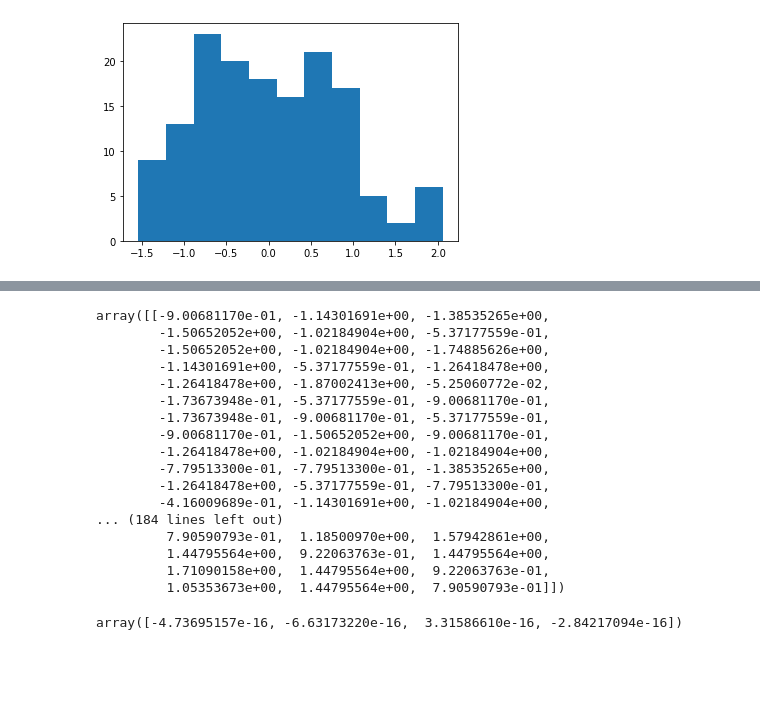
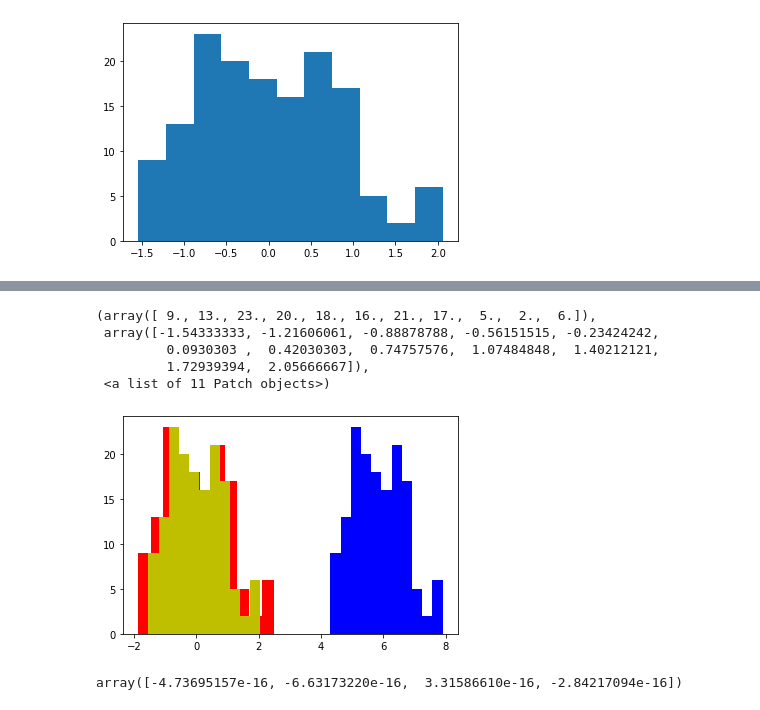
Before and after one commit to Jennapa-colab/multivariate, a Jupyter notebook: Chapter3_PCA.ipynb, the cells around one changed output, grey strips where cells are left out. Cells and saved outputs as stored; diff of their text form; code cells hidden in the pictures; blank space fills up the shorter version.

```diff
--- a/Chapter3_PCA.ipynb
+++ b/Chapter3_PCA.ipynb
@@ -116,0 +81,5 @@ array([0.82530129, 0.43214658, 1.75852918, 0.76061262])
+# %%
+meanD = np.mean(data_matrixt2,axis=1)
+meanD
+
+#ดูว่า mean ใช้ได้ ต้องตรงกับจำหนวนชุดข้อมูล คือ 4 ตัว
@@ -137,3 +117,6 @@ array([[-5.84333333, -5.84333333, -5.84333333, -5.84333333, -5.84333333,
         -3.75866667, -3.75866667, -3.75866667, -3.75866667, -3.75866667],
        [-1.19866667, -1.19866667, -1.19866667, -1.19866667, -1.19866667,
         -1.19866667, -1.19866667, -1.19866667, -1.19866667, -1.19866667]])
+# %%
+data_matrix_m1 = data_matrixt2-meanD.reshape((4,1))
+data_matrix_m1
@@ -194,21 +171,12 @@ plt.hist(data_matrix_m0_std1[0,:],bins = 'rice')
-# %%
-data_matrix_m0_std1
-# %% [output]
-array([[-9.00681170e-01, -1.14301691e+00, -1.38535265e+00,
-        -1.50652052e+00, -1.02184904e+00, -5.37177559e-01,
-        -1.50652052e+00, -1.02184904e+00, -1.74885626e+00,
-        -1.14301691e+00, -5.37177559e-01, -1.26418478e+00,
-        -1.26418478e+00, -1.87002413e+00, -5.25060772e-02,
-        -1.73673948e-01, -5.37177559e-01, -9.00681170e-01,
-        -1.73673948e-01, -9.00681170e-01, -5.37177559e-01,
-        -9.00681170e-01, -1.50652052e+00, -9.00681170e-01,
-        -1.26418478e+00, -1.02184904e+00, -1.02184904e+00,
-        -7.79513300e-01, -7.79513300e-01, -1.38535265e+00,
-        -1.26418478e+00, -5.37177559e-01, -7.79513300e-01,
-        -4.16009689e-01, -1.14301691e+00, -1.02184904e+00,
-... (184 lines left out)
-         7.90590793e-01,  1.18500970e+00,  1.57942861e+00,
-         1.44795564e+00,  9.22063763e-01,  1.44795564e+00,
-         1.71090158e+00,  1.44795564e+00,  9.22063763e-01,
-         1.05353673e+00,  1.44795564e+00,  7.90590793e-01]])
+# %%
+plt.hist(data_matrixt2[0,:],bins = 'rice',color = 'b') #ข้อมูล standas
+plt.hist(data_matrix_m1_std1[0,:],bins = 'rice',color = 'r') #ข้อมูลถูกกระจายมากขึ้น
+plt.hist(data_matrix_m1[0,:],bins = 'rice',color = 'y') #ข้อมูลมีการบีบเข้ามา
+# %% [output]
+(array([ 9., 13., 23., 20., 18., 16., 21., 17.,  5.,  2.,  6.]),
+ array([-1.54333333, -1.21606061, -0.88878788, -0.56151515, -0.23424242,
+         0.0930303 ,  0.42030303,  0.74757576,  1.07484848,  1.40212121,
+         1.72939394,  2.05666667]),
+ <a list of 11 Patch objects>)
+[figure, added]
 # %%
```
Also changed, not shown: parts of 43 cells of this notebook.
